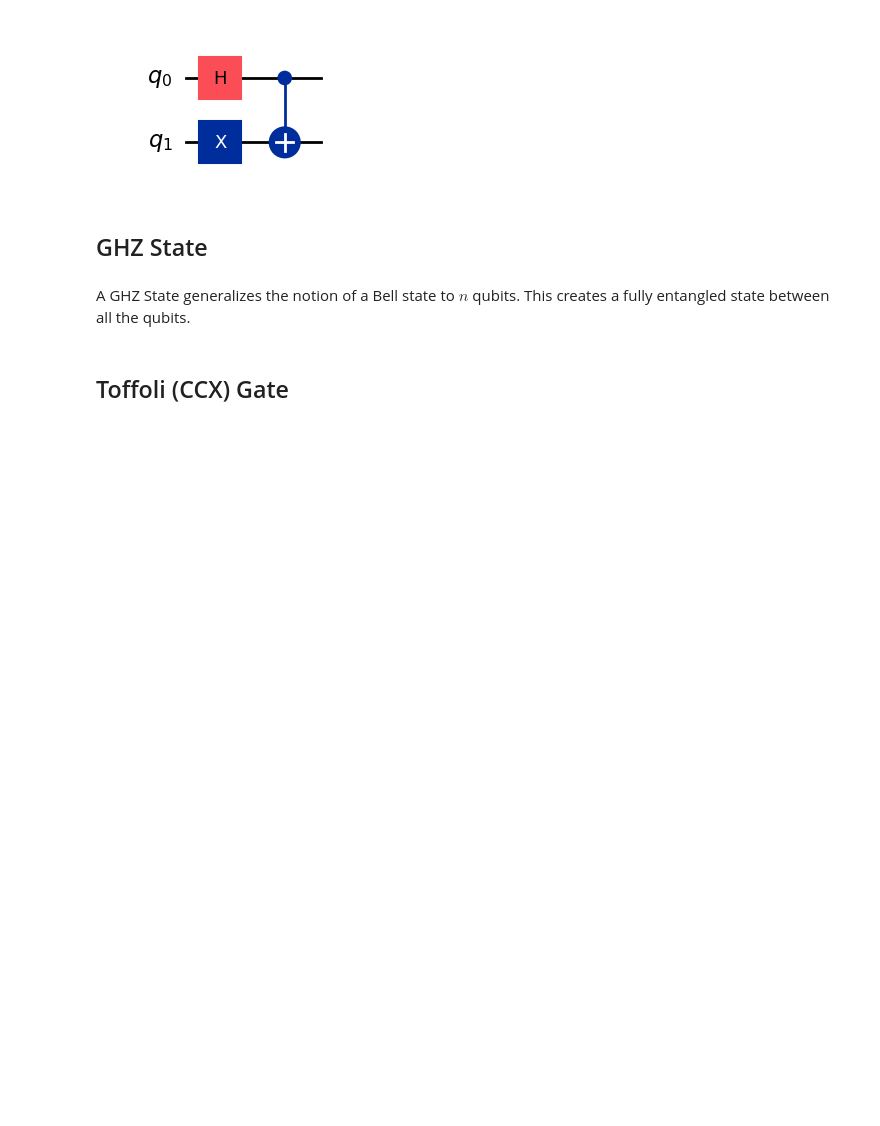
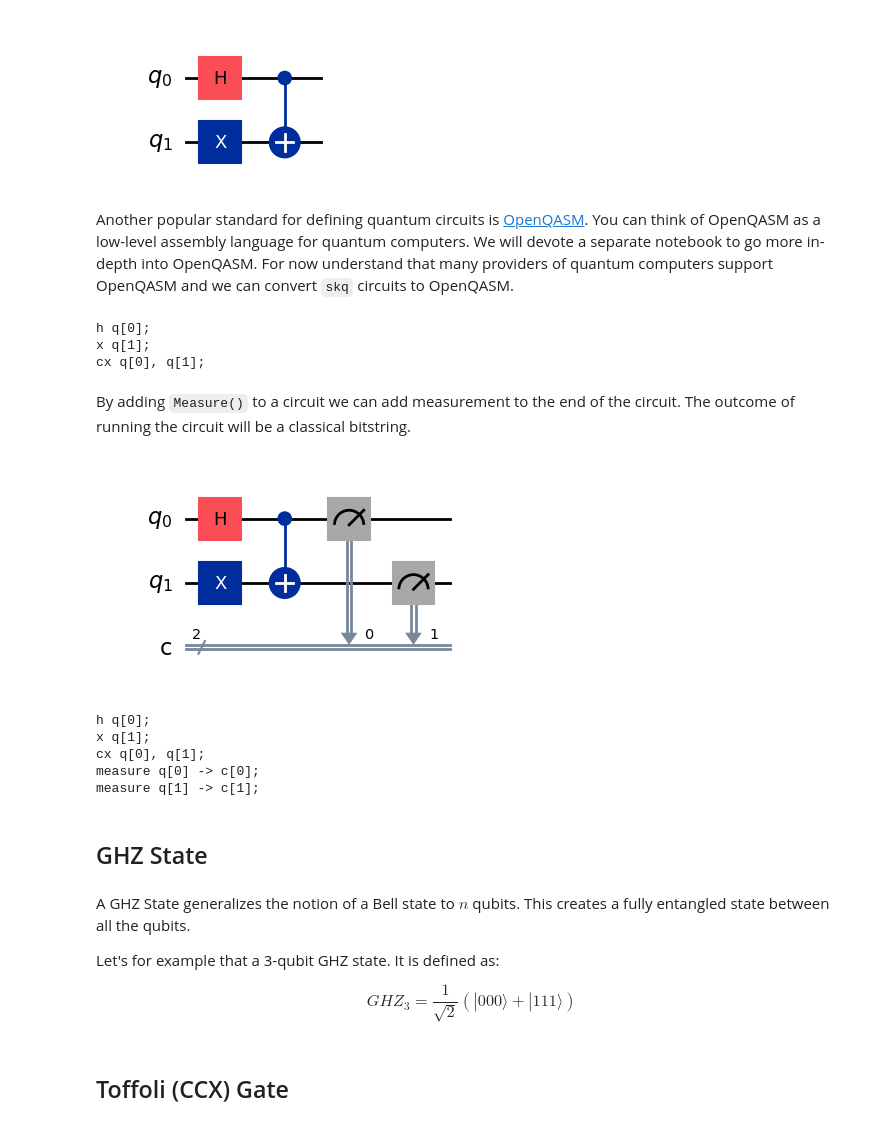
Before and after one commit to CarloLepelaars/q4p, a Jupyter notebook: nbs/03-multi.ipynb, the cells around one changed output. Cells and saved outputs as stored; diff of their text form; code cells hidden in the pictures; blank space fills up the shorter version.

Commit message:
Multi Measurement circuit. Matrix reps for multi-qubit gates. GHZ

```diff
--- a/nbs/03-multi.ipynb
+++ b/nbs/03-multi.ipynb
@@ -182,12 +171,41 @@ bell.get_bell_state(1).convert(framework="qiskit").draw(output="mpl")
 # %%
-# Psi Plus
-bell.get_bell_state(3).convert(framework="qiskit").draw(output="mpl")
+psi_plus = BellStates().get_bell_state(3)
+psi_plus.convert(framework="qiskit").draw(output="mpl")
 # %% [output]
 [figure]
+# %% [markdown]
+Another popular standard for defining quantum circuits is [OpenQASM](https://openqasm.com/intro.html). You can think of OpenQASM as a low-level assembly language for quantum computers. We will devote a separate notebook to go more in-depth into OpenQASM. For now understand that many providers of quantum computers support OpenQASM and we can convert `skq` circuits to OpenQASM.
+# %%
+print(psi_plus.convert(framework="qasm"))
+# %% [output]
+h q[0];
+x q[1];
+cx q[0], q[1];
+# %% [markdown]
+By adding `Measure()` to a circuit we can add measurement to the end of the circuit. The outcome of running the circuit will be a classical bitstring.
+# %%
+psi_plus_with_measure = Circuit([*psi_plus, Measure()])
+psi_plus_with_measure.convert(framework="qiskit").draw(output="mpl")
+# %% [output]
+[figure, added]
+# %%
+print(psi_plus_with_measure.convert(framework="qasm"))
+# %% [output]
+h q[0];
+x q[1];
+cx q[0], q[1];
+measure q[0] -> c[0];
+measure q[1] -> c[1];
 # %% [markdown]
 ## GHZ State
 # %% [markdown]
 A GHZ State generalizes the notion of a Bell state to $n$ qubits. This creates a fully entangled state between all the qubits.
+
+Let's for example that a 3-qubit GHZ state. It is defined as:
+
+$$
+GHZ_3 = \frac{1}{\sqrt{2}}(|000\rangle + |111\rangle)
+$$
 # %%
 # TODO Show generalization of Bell state to n qubits
 # %% [markdown]
```
Also changed, not shown: parts of 22 cells of this notebook.
